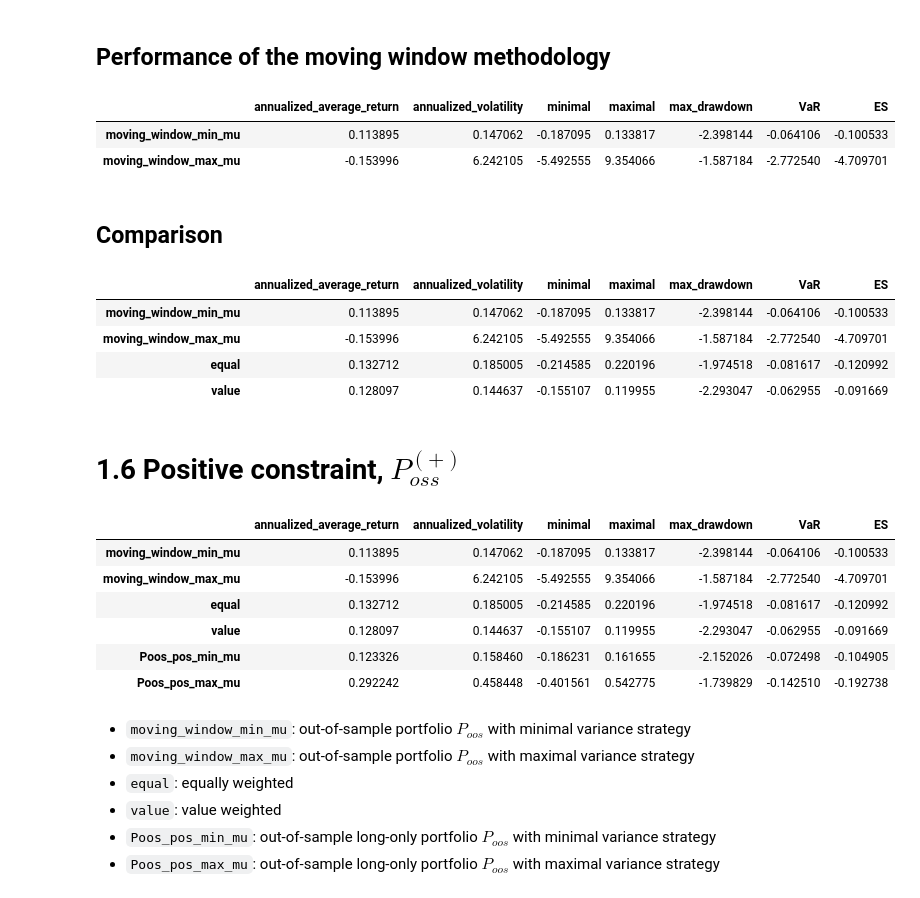
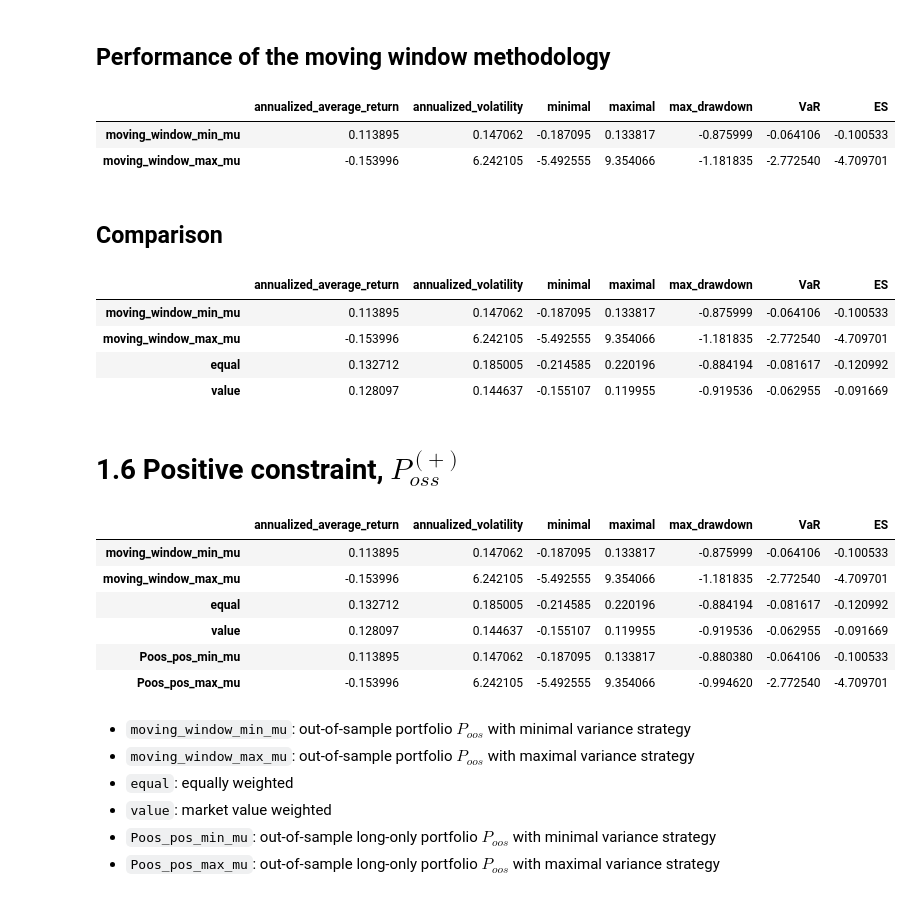
Before and after one commit to victoriawong1123/quant_asset, a Jupyter notebook: project_testing/qarm_self.ipynb, the cells around one changed output. Drawn from its saved outputs; the diff is of its cells as text; code cells hidden in the pictures.

```diff
--- a/project_testing/qarm_self.ipynb
+++ b/project_testing/qarm_self.ipynb
@@ -843,6 +843,7 @@ plt.show()
 # monthly return
 r = simple_return.dropna(axis=1, thresh=6250)  # drop nan with a threshold
 monthly_df = r.resample('M').agg(lambda x: (x + 1).prod() - 1)  # merge daily to monthly
+price_df = price_index.dropna(axis=1, thresh=6250).resample('M').mean()  # monthly price
 monthly_df.head(5)
 # %% [output]
 |  | CAMPBELL SOUP - TOT RETURN IND (~... | APARTMENT INV.& MAN.'A' - TOT RET... | WILLIAMS - TOT RETURN IND (~U$) (... | TNSC.'A' SBVTG. - TOT RETURN IND ... | ... |
@@ -986,16 +955,25 @@ def cal_char(a):
         )
 # %%
 # characteristics
-port_min_mu_char = cal_char(port_min_mu)
-port_max_mu_char = cal_char(port_max_mu)
+port_min_mu = pd.read_csv('1.5_monving_window_performance_min_mu_strategy.csv', index_col=0)
+port_max_mu = pd.read_csv('1.5_monving_window_performance_max_mu_strategy.csv', index_col=0)
+min_p = pd.read_csv('1.5_moving_windown_min_p.csv', index_col=0)
+max_p = pd.read_csv('1.5_moving_windown_max_p.csv', index_col=0)
+
+price_min_p = np.sum(min_p.values * price_df[price_df.index >= '2005'].values, axis=1)
+price_max_p = np.sum(max_p.values * price_df[price_df.index >= '2005'].values, axis=1)
+
+
+port_min_mu_char = cal_char(port_min_mu, price_min_p)
+port_max_mu_char = cal_char(port_max_mu, price_max_p)
 dfs = [pd.DataFrame(port_min_mu_char._asdict(), index=['moving_window_min_mu']),
        pd.DataFrame(port_max_mu_char._asdict(), index=['moving_window_max_mu'])]
 dfs = pd.concat(dfs)
 dfs
 # %% [output]
 |  | annualized_average_return | annualized_volatility | minimal | maximal | max_drawdown | VaR | ES |
-| moving_window_min_mu | 0.113895 | 0.147062 | -0.187095 | 0.133817 | -2.398144 | -0.064106 | -0.100533 |
-| moving_window_max_mu | -0.153996 | 6.242105 | -5.492555 | 9.354066 | -1.587184 | -2.772540 | -4.709701 |
+| moving_window_min_mu | 0.113895 | 0.147062 | -0.187095 | 0.133817 | -0.875999 | -0.064106 | -0.100533 |
+| moving_window_max_mu | -0.153996 | 6.242105 | -5.492555 | 9.354066 | -1.181835 | -2.772540 | -4.709701 |
 # %% [markdown]
 ## Comparison
 # %%
@@ -1015,9 +993,13 @@ for i in range(len(mkt_weights)):
     rs.append(w[0])
 port_mkt = pd.DataFrame(rs, index=monthly_df[market_cap.index > '2005'].index, columns=['mkt'])
 
+price_mkt = np.sum(mkt_weights.values * price_df[price_df.index >= '2005'].values, axis=1)
+price_equal = np.sum(equal_weights * price_df[price_df.index >= '2005'].values, axis=1)
+
+
 # characteristics
-port_equal_char = cal_char(port_equal)
-port_mkt_char = cal_char(port_mkt)
+port_equal_char = cal_char(port_equal, price_equal)
+port_mkt_char = cal_char(port_mkt, price_mkt)
 dfs_others = [pd.DataFrame(port_equal_char._asdict(), index=['equal']),
        pd.DataFrame(port_mkt_char._asdict(), index=['value'])]
 dfs_others = pd.concat(dfs_others)
@@ -1025,10 +1007,10 @@ final_char = pd.concat([dfs, dfs_others])
 final_char
 # %% [output]
 |  | annualized_average_return | annualized_volatility | minimal | maximal | max_drawdown | VaR | ES |
-| moving_window_min_mu | 0.113895 | 0.147062 | -0.187095 | 0.133817 | -2.398144 | -0.064106 | -0.100533 |
-| moving_window_max_mu | -0.153996 | 6.242105 | -5.492555 | 9.354066 | -1.587184 | -2.772540 | -4.709701 |
-| equal | 0.132712 | 0.185005 | -0.214585 | 0.220196 | -1.974518 | -0.081617 | -0.120992 |
-| value | 0.128097 | 0.144637 | -0.155107 | 0.119955 | -2.293047 | -0.062955 | -0.091669 |
+| moving_window_min_mu | 0.113895 | 0.147062 | -0.187095 | 0.133817 | -0.875999 | -0.064106 | -0.100533 |
+| moving_window_max_mu | -0.153996 | 6.242105 | -5.492555 | 9.354066 | -1.181835 | -2.772540 | -4.709701 |
+| equal | 0.132712 | 0.185005 | -0.214585 | 0.220196 | -0.884194 | -0.081617 | -0.120992 |
+| value | 0.128097 | 0.144637 | -0.155107 | 0.119955 | -0.919536 | -0.062955 | -0.091669 |
 # %% [markdown]
 # 1.6 Positive constraint, $P_{oss}^{(+)}$
 # %%
@@ -1182,17 +1159,31 @@ poos_pos_df = [pd.DataFrame(port_min_mu_char._asdict(), index=['Poos_pos_min_mu'
+# %%
+port_long_only_min_mu = pd.read_csv('1.6_monving_window_performance_min_mu_strategy.csv')
+port_long_only_max_mu = pd.read_csv('1.6_monving_window_performance_max_mu_strategy.csv')
+
+min_p = pd.read_csv('1.6_long_only_port_min_mu.csv', index_col=0)
+max_p = pd.read_csv('1.6_long_only_port_max_mu.csv', index_col=0)
+
+price_long_only_min_p = np.sum(min_p.values * price_df[price_df.index >= '2005'].values, axis=1)
+price_long_only_max_p = np.sum(max_p.values * price_df[price_df.index >= '2005'].values, axis=1)
+
+port_min_mu_char = cal_char(port_min_mu, price_long_only_min_p)
+port_max_mu_char = cal_char(port_max_mu, price_long_only_max_p)
+poos_pos_df = [pd.DataFrame(port_min_mu_char._asdict(), index=['Poos_pos_min_mu']),
+                 pd.DataFrame(port_max_mu_char._asdict(), index=['Poos_pos_max_mu'])]
 # %%
-df = pd.concat([final_char, *poos_pos_df])  # save to file, named '1.6_portfolio_characteristics_comparison.csv'
+pd.concat([final_char, *poos_pos_df])  # save to file, named '1.6_portfolio_characteristics_comparison.csv'
 # %% [output]
 |  | annualized_average_return | annualized_volatility | minimal | maximal | max_drawdown | VaR | ES |
-| moving_window_min_mu | 0.113895 | 0.147062 | -0.187095 | 0.133817 | -2.398144 | -0.064106 | -0.100533 |
-| moving_window_max_mu | -0.153996 | 6.242105 | -5.492555 | 9.354066 | -1.587184 | -2.772540 | -4.709701 |
-| equal | 0.132712 | 0.185005 | -0.214585 | 0.220196 | -1.974518 | -0.081617 | -0.120992 |
-| value | 0.128097 | 0.144637 | -0.155107 | 0.119955 | -2.293047 | -0.062955 | -0.091669 |
-| Poos_pos_min_mu | 0.123326 | 0.158460 | -0.186231 | 0.161655 | -2.152026 | -0.072498 | -0.104905 |
-| Poos_pos_max_mu | 0.292242 | 0.458448 | -0.401561 | 0.542775 | -1.739829 | -0.142510 | -0.192738 |
+| moving_window_min_mu | 0.113895 | 0.147062 | -0.187095 | 0.133817 | -0.875999 | -0.064106 | -0.100533 |
+| moving_window_max_mu | -0.153996 | 6.242105 | -5.492555 | 9.354066 | -1.181835 | -2.772540 | -4.709701 |
+| equal | 0.132712 | 0.185005 | -0.214585 | 0.220196 | -0.884194 | -0.081617 | -0.120992 |
+| value | 0.128097 | 0.144637 | -0.155107 | 0.119955 | -0.919536 | -0.062955 | -0.091669 |
+| Poos_pos_min_mu | 0.113895 | 0.147062 | -0.187095 | 0.133817 | -0.880380 | -0.064106 | -0.100533 |
+| Poos_pos_max_mu | -0.153996 | 6.242105 | -5.492555 | 9.354066 | -0.994620 | -2.772540 | -4.709701 |
 # %% [markdown]
 * `moving_window_min_mu`: out-of-sample portfolio $P_{oos}$ with minimal variance strategy
 * `moving_window_max_mu`: out-of-sample portfolio $P_{oos}$ with maximal variance strategy
 * `equal`: equally weighted
-* `value`: value weighted
+* `value`: market value weighted
 * `Poos_pos_min_mu`: out-of-sample long-only portfolio $P_{oos}$ with minimal variance strategy
 * `Poos_pos_max_mu`: out-of-sample long-only portfolio $P_{oos}$ with maximal variance strategy
```
Also changed, not shown: parts of 5 cells of this notebook, 1 other file.
